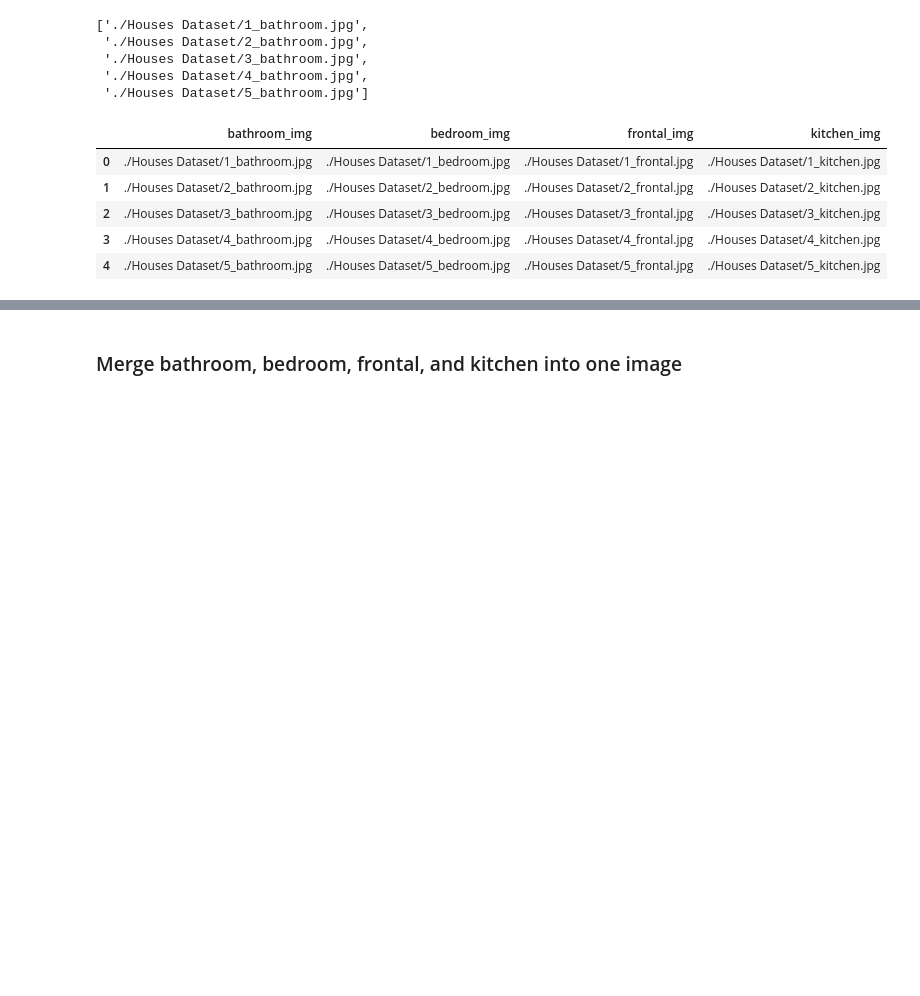
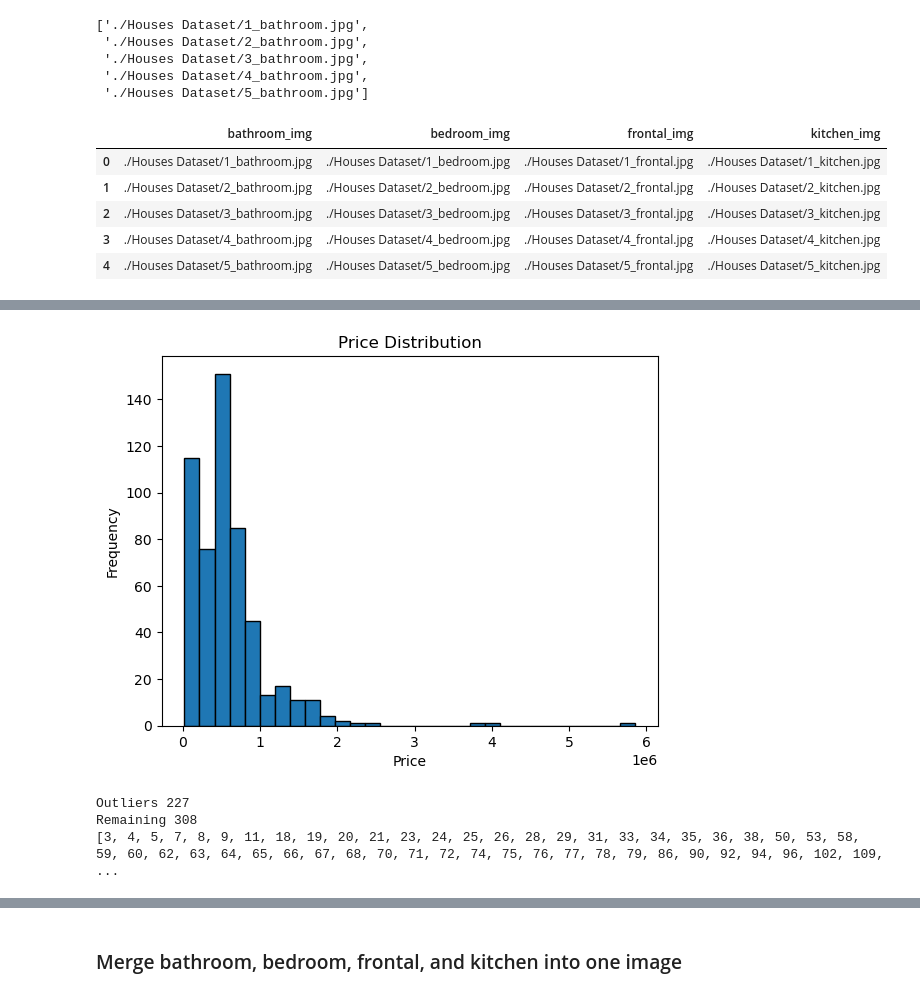
Before and after one commit to chkathi/intelligent-systems, a Jupyter notebook: P3/house-price-predictor.ipynb, the cells around one changed output, grey strips where cells are left out. Drawn from its saved outputs; the diff is of its cells as text; code cells hidden in the pictures; blank space fills up the shorter version.

```diff
--- a/P3/house-price-predictor.ipynb
+++ b/P3/house-price-predictor.ipynb
@@ -188,0 +218,29 @@ img.head()
+# %%
+# Print out the spread of prices using matplotlib
+# Assuming df['prices'] contains your price data
+plt.hist(df['price'], bins=30, edgecolor='black')
+plt.title('Price Distribution')
+plt.xlabel('Price')
+plt.ylabel('Frequency')
+plt.show()
+# %% [output]
+[figure, added]
+# %%
+# Remove values that are outliers
+# df.iloabsc[row, col]
+outliers = []
+for i in range(0, len(df)):
+    if df.iloc[i, :].price < 300000 or df.iloc[i, :].price > 900000:
+        outliers.append(i)
+        # print("Outliers:", df.loc[outliers, 'price'])
+
+#         print(i, df.iloc[i, :].price)
+
+print("Outliers", len(outliers))
+print("Remaining", 535 - len(outliers))
+
+print(outliers)
+# %% [output]
+Outliers 227
+Remaining 308
+[3, 4, 5, 7, 8, 9, 11, 18, 19, 20, 21, 23, 24, 25, 26, 28, 29, 31, 33, 34, 35, 36, 38, 50, 53, 58, 59, 60, 62, 63, 64, 65, 66, 67, 68, 70, 71, 72, 74, 75, 76, 77, 78, 79, 86, 90, 92, 94, 96, 102, 109, ...
```
Also changed, not shown: parts of 49 cells of this notebook, 1 other file.
